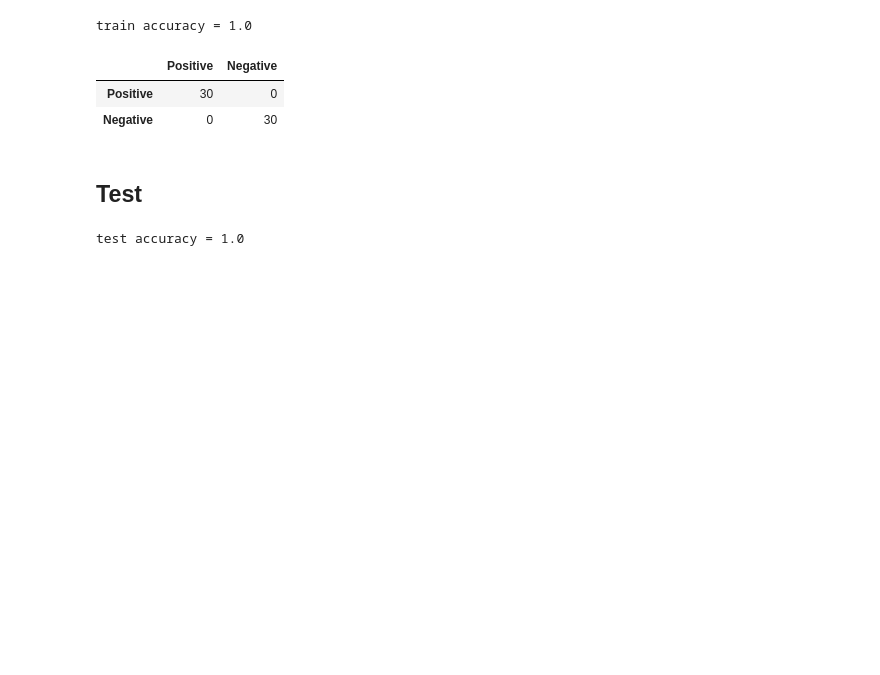
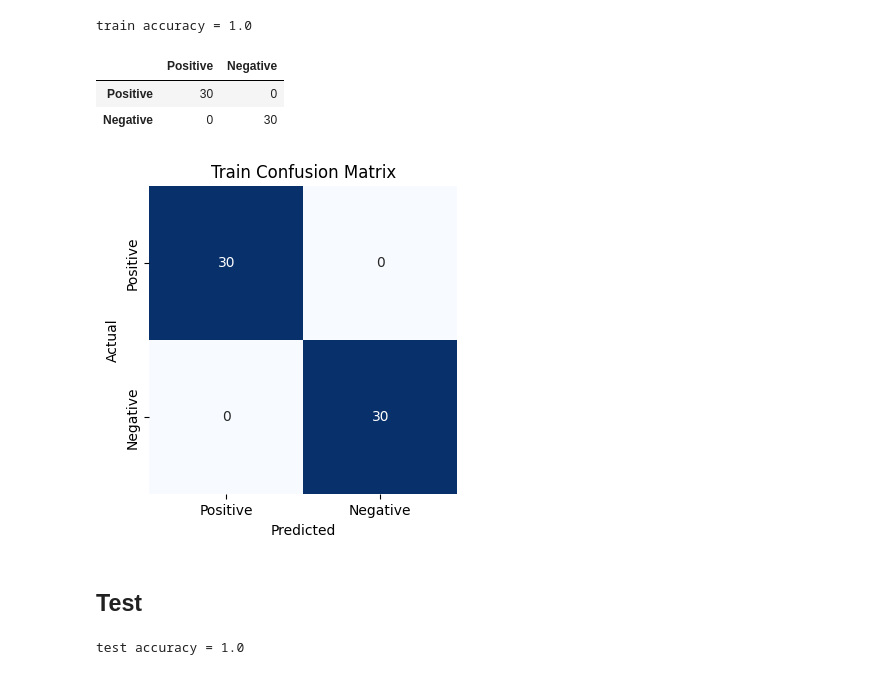
Before and after one commit to Yusfgus/NN-Tasks, a Jupyter notebook: Task01/task01.ipynb, the cells around one changed output. Cells and saved outputs as stored; diff of their text form; code cells hidden in the pictures; blank space fills up the shorter version.

```diff
--- a/Task01/task01.ipynb
+++ b/Task01/task01.ipynb
@@ -190,7 +186,9 @@ confusion_matrix
 | Positive | 30 | 0 |
 | Negative | 0 | 30 |
 # %%
-# my_model.display_confusion_matrix(confusion_matrix, "Train Confusion Matrix")
+my_model.display_confusion_matrix(confusion_matrix, "Train Confusion Matrix")
+# %% [output]
+[figure, added]
 # %% [markdown]
 ## Test
 # %%
```
Also changed, not shown: parts of 8 cells of this notebook, 1 other file.
